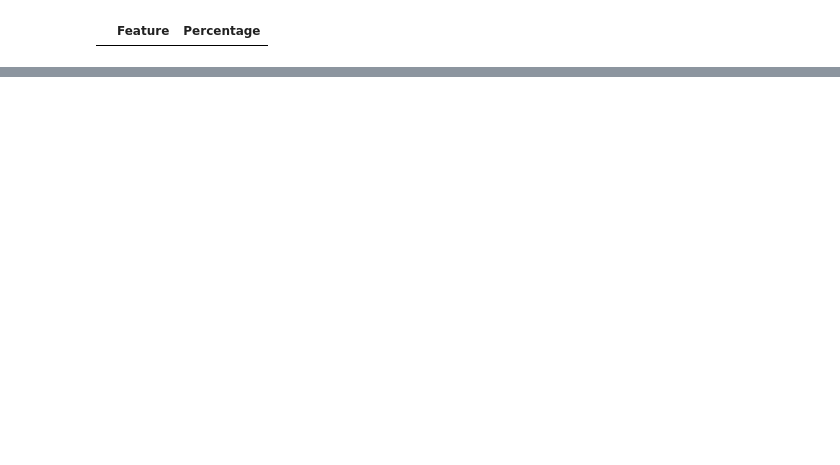
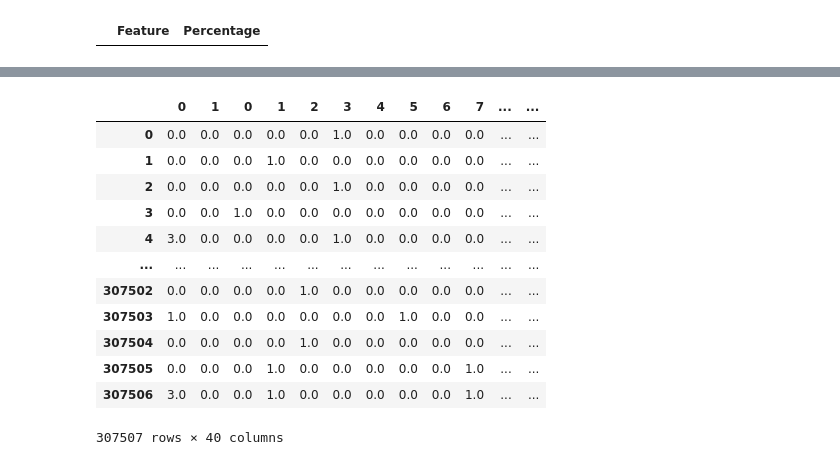
Before and after one commit to DucNgMinh/Data_Preparation_Project_Group_6, a Jupyter notebook: Feature Selection.ipynb, the cells around one changed output, grey strips where cells are left out. Saved outputs shown, nothing was run; the diff lists cells and outputs as text; code cells hidden in the pictures; blank space fills up the shorter version.

```diff
--- a/Feature Selection.ipynb
+++ b/Feature Selection.ipynb
@@ -292,0 +398,3 @@ for i,j in enumerate(numeric_df.columns[1:]):
+# %%
+X_ordinal = pd.DataFrame(X_ordinal)
+X_ordinal
@@ -292,0 +433,17 @@ for i,j in enumerate(numeric_df.columns[1:]):
+# %%
+X_cat = pd.concat([X_ordinal, X_one_hot], axis= 1)
+X_cat
+# %% [output]
+|  | 0 | 1 | 0 | 1 | 2 | 3 | 4 | 5 | 6 | 7 | ... | ... |
+| 0 | 0.0 | 0.0 | 0.0 | 0.0 | 0.0 | 1.0 | 0.0 | 0.0 | 0.0 | 0.0 | ... | ... |
+| 1 | 0.0 | 0.0 | 0.0 | 1.0 | 0.0 | 0.0 | 0.0 | 0.0 | 0.0 | 0.0 | ... | ... |
+| 2 | 0.0 | 0.0 | 0.0 | 0.0 | 0.0 | 1.0 | 0.0 | 0.0 | 0.0 | 0.0 | ... | ... |
+| 3 | 0.0 | 0.0 | 1.0 | 0.0 | 0.0 | 0.0 | 0.0 | 0.0 | 0.0 | 0.0 | ... | ... |
+| 4 | 3.0 | 0.0 | 0.0 | 0.0 | 0.0 | 1.0 | 0.0 | 0.0 | 0.0 | 0.0 | ... | ... |
+| ... | ... | ... | ... | ... | ... | ... | ... | ... | ... | ... | ... | ... |
+| 307502 | 0.0 | 0.0 | 0.0 | 0.0 | 1.0 | 0.0 | 0.0 | 0.0 | 0.0 | 0.0 | ... | ... |
+| 307503 | 1.0 | 0.0 | 0.0 | 0.0 | 0.0 | 0.0 | 0.0 | 1.0 | 0.0 | 0.0 | ... | ... |
+| 307504 | 0.0 | 0.0 | 0.0 | 0.0 | 1.0 | 0.0 | 0.0 | 0.0 | 0.0 | 0.0 | ... | ... |
+| 307505 | 0.0 | 0.0 | 0.0 | 1.0 | 0.0 | 0.0 | 0.0 | 0.0 | 0.0 | 1.0 | ... | ... |
+| 307506 | 3.0 | 0.0 | 0.0 | 1.0 | 0.0 | 0.0 | 0.0 | 0.0 | 0.0 | 1.0 | ... | ... |
+307507 rows × 40 columns
```
Also changed, not shown: parts of 31 cells of this notebook.
